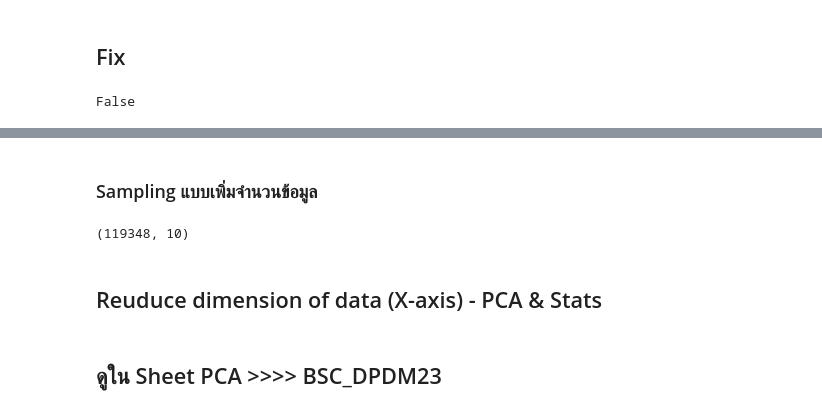
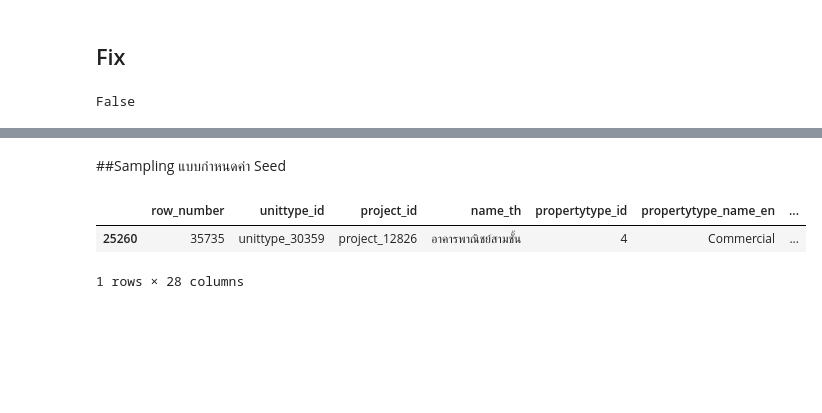
Before and after one commit to Natkitta252603/bsc_dpdm24, a Jupyter notebook: Chapter3_Data_Preprocessing.ipynb, the cells around one changed output, grey strips where cells are left out. Drawn from its saved outputs; the diff is of its cells as text; code cells hidden in the pictures; blank space fills up the shorter version.

```diff
--- a/Chapter3_Data_Preprocessing.ipynb
+++ b/Chapter3_Data_Preprocessing.ipynb
@@ -664,11 +374,8 @@ True
-# %% [markdown]
-### Sampling แบบเพิ่มจำนวนข้อมูล
-# %%
-sam_with_replc_120 = shopping_data.sample(frac=1.2, replace=True, random_state=6)
-sam_with_replc_120.shape
-# %% [output]
-(119348, 10)
-# %% [markdown]
-## Reuduce dimension of data (X-axis) - PCA & Stats
-# %% [markdown]
-## ดูใน Sheet PCA >>>> BSC_DPDM23
+# %% [markdown]
+##Sampling แบบกำหนดค่า Seed
+# %%
+unit_type_data.sample(random_state=6)
+# %% [output]
+|  | row_number | unittype_id | project_id | name_th | propertytype_id | propertytype_name_en | ... |
+| 25260 | 35735 | unittype_30359 | project_12826 | อาคารพาณิชย์สามชั้น | 4 | Commercial | ... |
+1 rows × 28 columns
```
Also changed, not shown: parts of 65 cells of this notebook.
